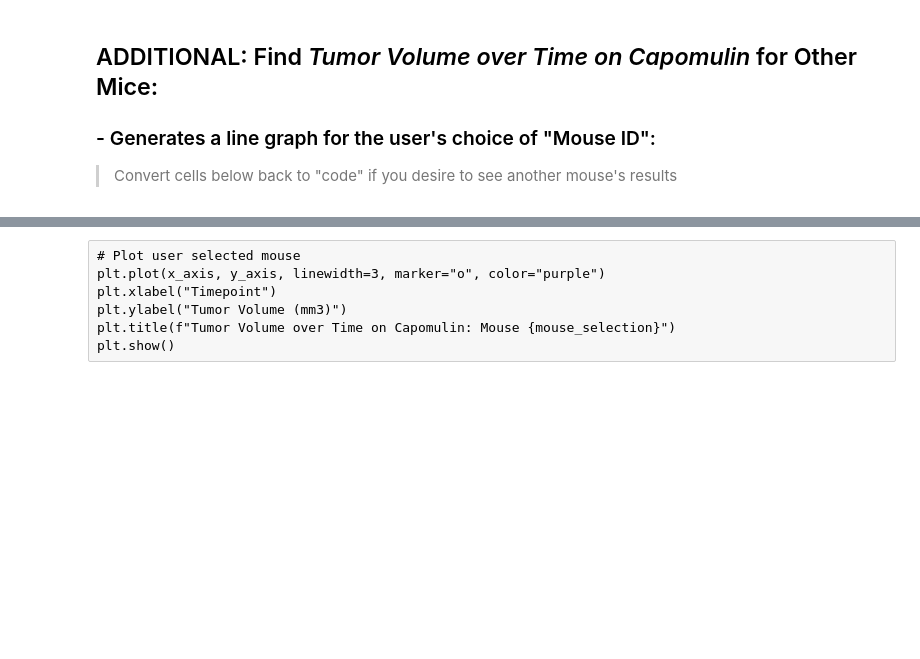
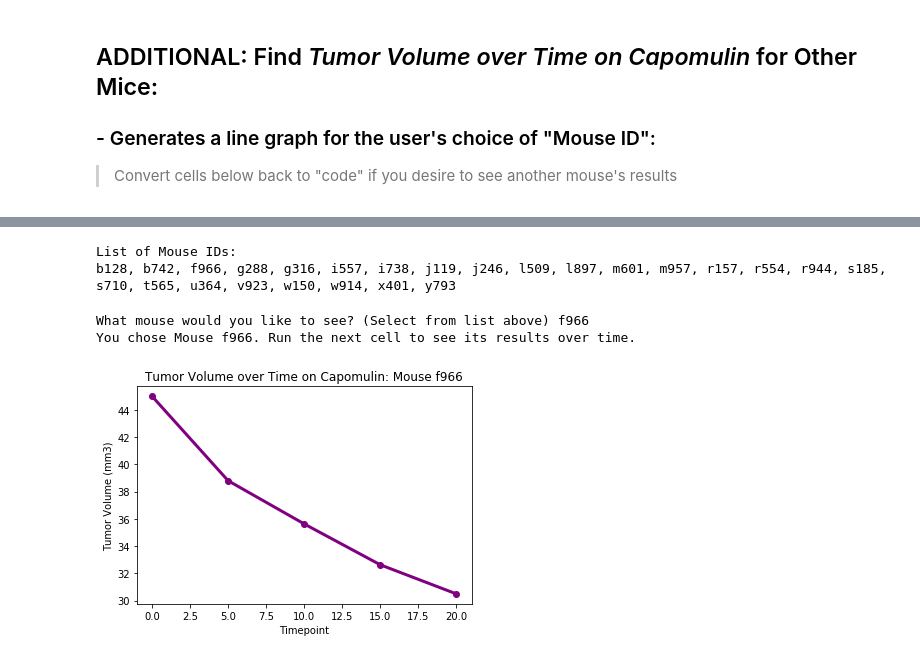
Before and after one commit to juliabrunett/matplotlib-challenge, a Jupyter notebook: Pymaceuticals/pymaceuticals.ipynb, the cells around one changed output, grey strips where cells are left out. Drawn from its saved outputs; the diff is of its cells as text; code cells hidden in the pictures; blank space fills up the shorter version.

```diff
--- a/Pymaceuticals/pymaceuticals.ipynb
+++ b/Pymaceuticals/pymaceuticals.ipynb
@@ -790,7 +766,55 @@ y_axis = capomulin_single_mouse["Tumor Volume (mm3)"]
-# %% [raw]
-# Plot user selected mouse
-plt.plot(x_axis, y_axis, linewidth=3, marker="o", color="purple")
-plt.xlabel("Timepoint")
-plt.ylabel("Tumor Volume (mm3)")
-plt.title(f"Tumor Volume over Time on Capomulin: Mouse {mouse_selection}")
-plt.show()
+# %%
+# List to choose from
+list_the_mice = []
+list_cap_mice = capomulin_mice.groupby("Mouse ID").count()
+list_cap_mice = list_cap_mice.reset_index()
+list_the_mice = list_cap_mice["Mouse ID"]
+
+print("List of Mouse IDs:")
+print(*list_the_mice, sep= ', ')
+# %% [output]
+List of Mouse IDs:
+b128, b742, f966, g288, g316, i557, i738, j119, j246, l509, l897, m601, m957, r157, r554, r944, s185, s710, t565, u364, v923, w150, w914, x401, y793
+# %%
+# User Input Mode:
+break_out = 0
+
+for x in range(len(list_the_mice)):
+
+    input_q = ("What mouse would you like to see? (Select from list above) ")
+    mouse_selection = input(input_q)
+
+    # Determine if the mouse ID exists
+    for x in range(len(list_the_mice)):
+
+        if mouse_selection == list_the_mice[x]:
+            print(f"You chose Mouse {mouse_selection}. Run the next cell to see its results over time.")
+            break_out = 1
+            break
+
+    if mouse_selection != list_the_mice[x]:
+        print(f"{mouse_selection} is not a known Mouse ID. Please input a MouseID from the above list.")
+    elif break_out == 1:
+        break
+
+# Select one mouse with Capomulin treatment
+capomulin_mouse_selection = capomulin_mice.loc[capomulin_mice["Mouse ID"] == mouse_selection,:]
+
+# Reset the index
+capomulin_mouse_selection = capomulin_mouse_selection.reset_index(drop=True)
+
+# Create axes for line graph
+x_axis = capomulin_mouse_selection["Timepoint"]
+y_axis = capomulin_mouse_selection["Tumor Volume (mm3)"]
+# %% [output]
+What mouse would you like to see? (Select from list above) f966
+You chose Mouse f966. Run the next cell to see its results over time.
+# %%
+# Plot user selected mouse
+plt.plot(x_axis, y_axis, linewidth=3, marker="o", color="purple")
+plt.xlabel("Timepoint")
+plt.ylabel("Tumor Volume (mm3)")
+plt.title(f"Tumor Volume over Time on Capomulin: Mouse {mouse_selection}")
+plt.show()
+# %% [output]
+[figure, added]
```
Also changed, not shown: parts of 9 cells of this notebook, 2 other files.
